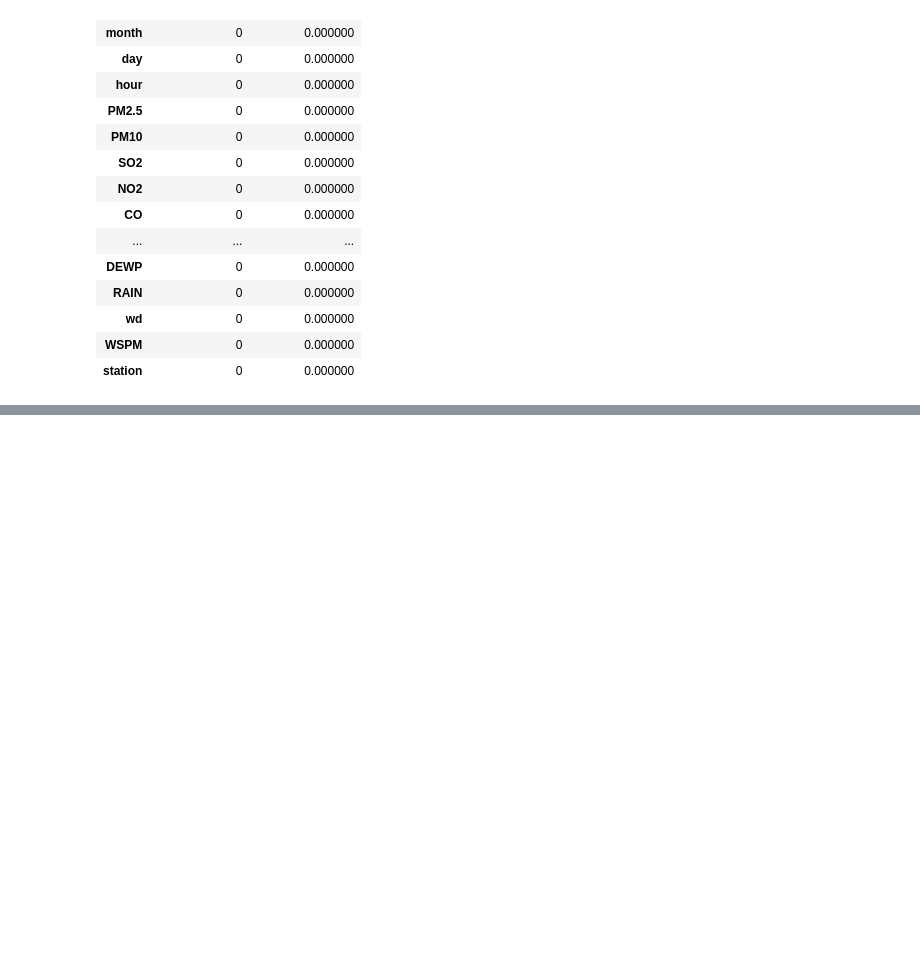
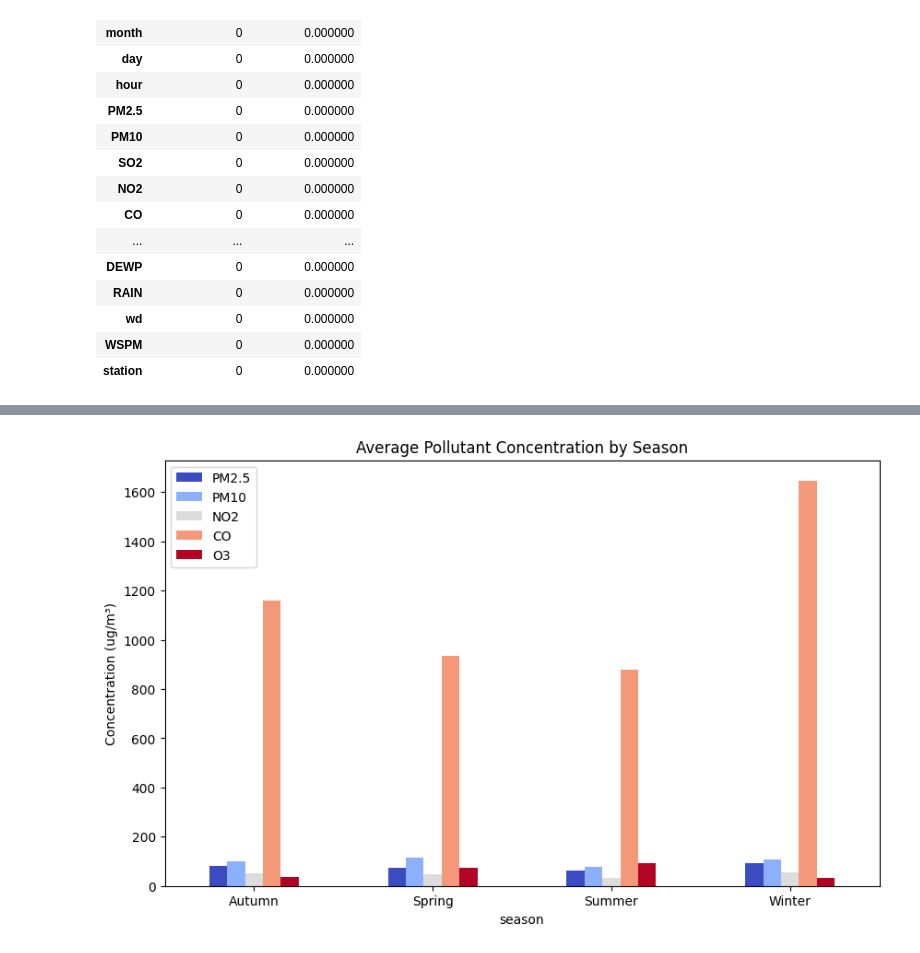
Before and after one commit to vanajathiruchselvam/CMP7005_China_Air_Pollution_EDA, a Jupyter notebook: EDA_Analysis_China_Air_Pollution.ipynb, the cells around one changed output, grey strips where cells are left out. Drawn from its saved outputs; the diff is of its cells as text; code cells hidden in the pictures; blank space fills up the shorter version.

Commit message:
additional visualization analysis of the data according to the data set

```diff
--- a/EDA_Analysis_China_Air_Pollution.ipynb
+++ b/EDA_Analysis_China_Air_Pollution.ipynb
@@ -211,0 +229,10 @@ df['season'] = df['month'].apply(get_season)
+# %%
+seasonal_avg = df.groupby(['season'])[['PM2.5', 'PM10', 'NO2', 'CO', 'O3']].mean()
+
+seasonal_avg.plot(kind='bar', figsize=(10,6), colormap='coolwarm')
+plt.title('Average Pollutant Concentration by Season')
+plt.ylabel('Concentration (ug/m³)')
+plt.xticks(rotation=0)
+plt.show()
+# %% [output]
+[figure, added]
```
Also changed, not shown: parts of 13 cells of this notebook.
